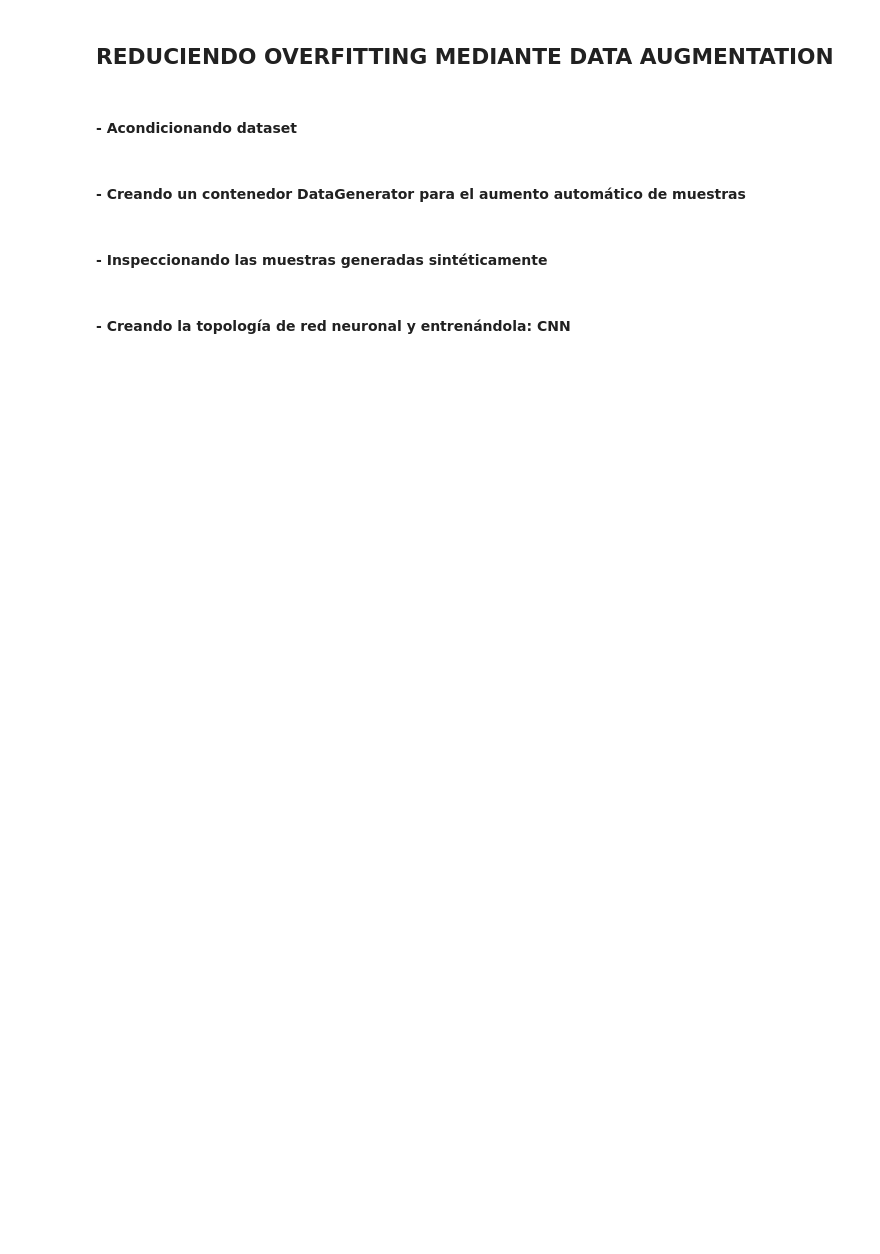
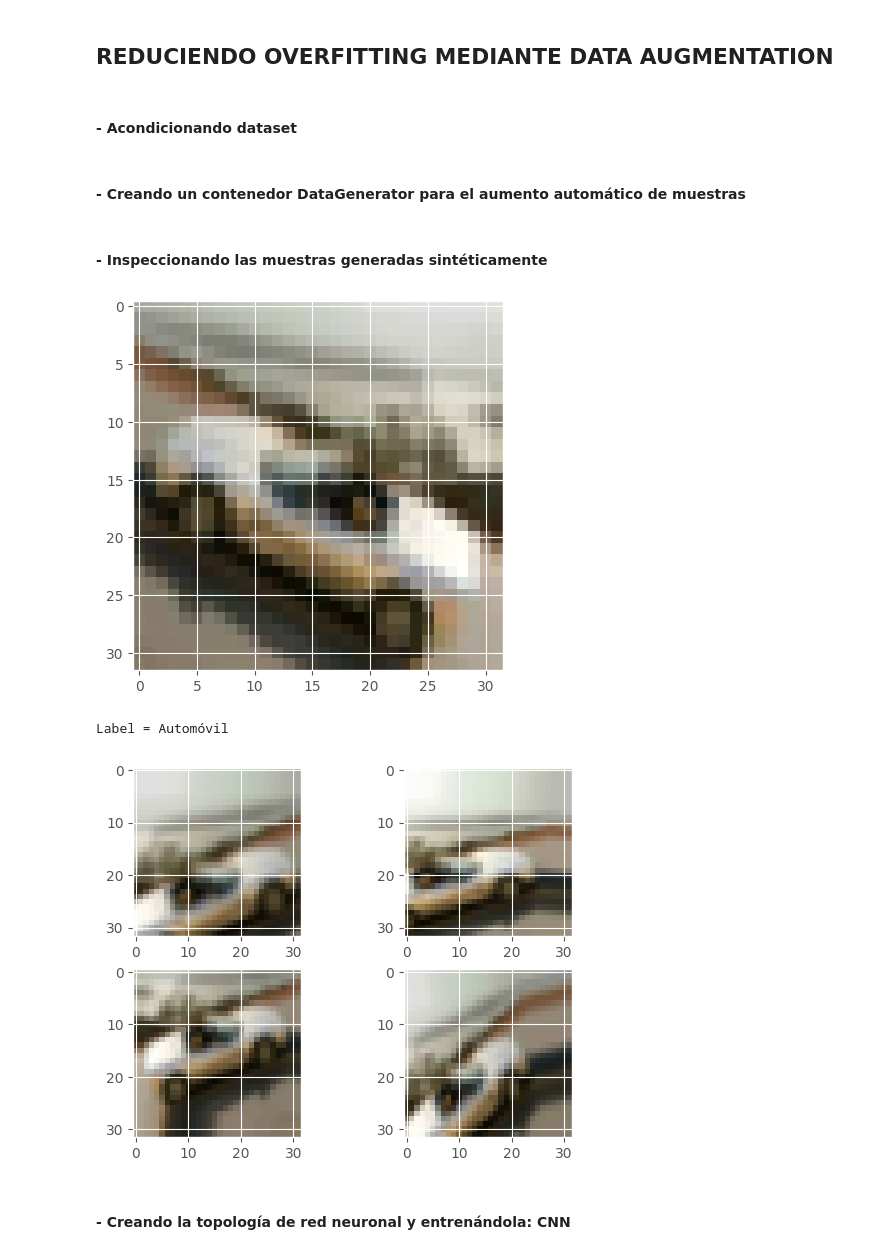
Before and after one commit to JorgeZarama/DeepLearning, a Jupyter notebook: 07MIAR_VC04_VC05_Deep_Vision_Colab.ipynb, the cells around one changed output. Drawn from its saved outputs; the diff is of its cells as text; code cells hidden in the pictures; blank space fills up the shorter version.

```diff
--- a/07MIAR_VC04_VC05_Deep_Vision_Colab.ipynb
+++ b/07MIAR_VC04_VC05_Deep_Vision_Colab.ipynb
@@ -393,23 +394,39 @@ weighted avg       0.79      0.79      0.79     10000
+# %%
+#Crear Data Generation
+from tensorflow.keras.preprocessing.image import ImageDataGenerator
+
+datagen = ImageDataGenerator(
+    rotation_range = 15,
+    width_shift_range = 0.2,
+    height_shift_range = 0.2,
+    horizontal_flip =True,
+    vertical_flip =False,
+    zoom_range=0.2
+)
 # %% [markdown]
 #### **- Inspeccionando las muestras generadas sintéticamente**
 # %%
 from tensorflow.keras.preprocessing import image
 import matplotlib.pyplot as plt
 %matplotlib inline
 
-sample = 45
-plt.imshow(image.array_to_img(trainX[sample]))
+sample = 101
+plt.imshow(image.array_to_img(x_tr[sample]))
 plt.show()
-print('Label = {}'.format(labelNames[trainY[sample].argmax(axis=0)]))
+print('Label = {}'.format(labelNames[y_tr[sample][0]]))
 
 fig, axes = plt.subplots(2,2)
 i = 0
-for batch in datagen.flow(trainX[sample].reshape((1,32,32,3)),batch_size=1):
+for batch in datagen.flow(x_tr[sample].reshape((1,32,32,3)),batch_size=1):
     #plt.figure(i)
     axes[i//2,i%2].imshow(image.array_to_img(batch[0]))
     i += 1
     if i == 4:
         break
 plt.show()
+# %% [output]
+[figure, added]
+Label = Automóvil
+[figure, added]
 # %% [markdown]
 #### **- Creando la topología de red neuronal y entrenándola: CNN**
```
Also changed, not shown: parts of 18 cells of this notebook.
